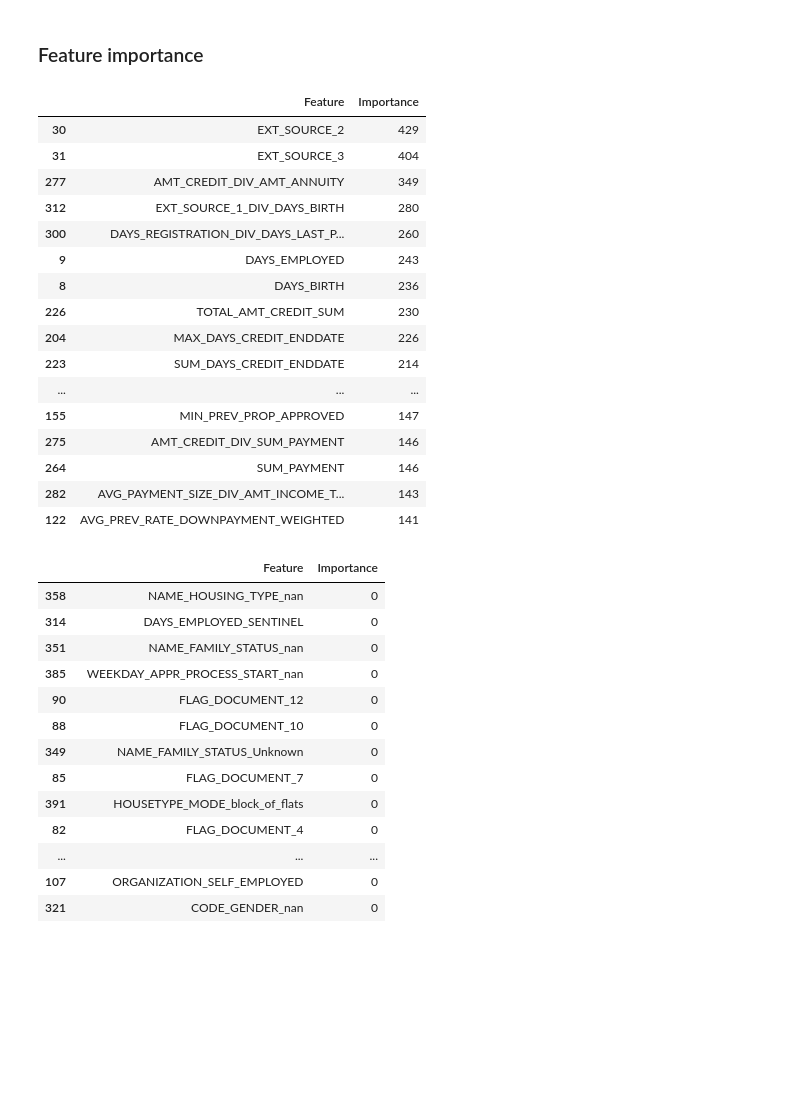
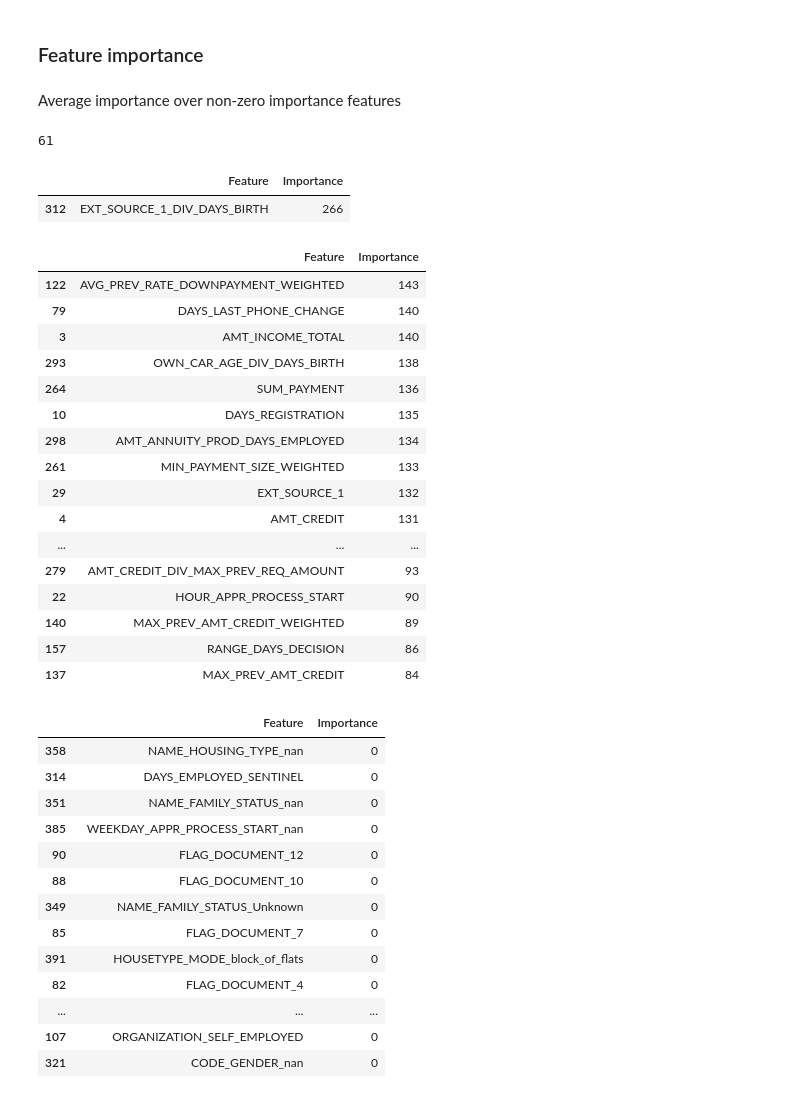
Before and after one commit to StephanKalika/home_credit_default, a Jupyter notebook: home_credit.ipynb, the cells around one changed output. Drawn from its saved outputs; the diff is of its cells as text; code cells hidden in the pictures; blank space fills up the shorter version.

```diff
--- a/home_credit.ipynb
+++ b/home_credit.ipynb
@@ -706,7 +603,7 @@ df.to_csv("/Users/danielsaxton/home_credit_default_risk/preprocessed_test.csv",
 # %% [markdown]
 # Modeling
 # %%
-df = pd.read_csv("/Users/danielsaxton/home_credit_default_risk/preprocessed_train.csv")
+df = pd.read_csv(path + "preprocessed_train.csv")
 # %%
 sk_id_curr = df.pop("SK_ID_CURR")
 y = df.pop("TARGET")
@@ -726,22 +623,3 @@ len(lgb_cols)
 ### Feature importance
 # %%
 var_imp = pd.DataFrame({"Feature": df.columns, "Importance": clf.feature_importances_})[["Feature", "Importance"]].sort_values("Importance", ascending=False)
-var_imp.head(50)
-# %% [output]
-|  | Feature | Importance |
-| 30 | EXT_SOURCE_2 | 429 |
-| 31 | EXT_SOURCE_3 | 404 |
-| 277 | AMT_CREDIT_DIV_AMT_ANNUITY | 349 |
-| 312 | EXT_SOURCE_1_DIV_DAYS_BIRTH | 280 |
-| 300 | DAYS_REGISTRATION_DIV_DAYS_LAST_P... | 260 |
-| 9 | DAYS_EMPLOYED | 243 |
-| 8 | DAYS_BIRTH | 236 |
-| 226 | TOTAL_AMT_CREDIT_SUM | 230 |
-| 204 | MAX_DAYS_CREDIT_ENDDATE | 226 |
-| 223 | SUM_DAYS_CREDIT_ENDDATE | 214 |
-| ... | ... | ... |
-| 155 | MIN_PREV_PROP_APPROVED | 147 |
-| 275 | AMT_CREDIT_DIV_SUM_PAYMENT | 146 |
-| 264 | SUM_PAYMENT | 146 |
-| 282 | AVG_PAYMENT_SIZE_DIV_AMT_INCOME_T... | 143 |
-| 122 | AVG_PREV_RATE_DOWNPAYMENT_WEIGHTED | 141 |
@@ -748,3 +629,34 @@ var_imp.head(50)
+# %% [markdown]
+Average importance over non-zero importance features
+# %%
+int(np.nanmean(var_imp["Importance"].where(var_imp["Importance"] > 0)))
+# %% [output]
+61
+# %%
+check_imp(["EXT_SOURCE_1_DIV_DAYS_BIRTH"])
+# %% [output]
+|  | Feature | Importance |
+| 312 | EXT_SOURCE_1_DIV_DAYS_BIRTH | 266 |
+# %%
+var_imp.head(100).tail(50)
+# %% [output]
+|  | Feature | Importance |
+| 122 | AVG_PREV_RATE_DOWNPAYMENT_WEIGHTED | 143 |
+| 79 | DAYS_LAST_PHONE_CHANGE | 140 |
+| 3 | AMT_INCOME_TOTAL | 140 |
+| 293 | OWN_CAR_AGE_DIV_DAYS_BIRTH | 138 |
+| 264 | SUM_PAYMENT | 136 |
+| 10 | DAYS_REGISTRATION | 135 |
+| 298 | AMT_ANNUITY_PROD_DAYS_EMPLOYED | 134 |
+| 261 | MIN_PAYMENT_SIZE_WEIGHTED | 133 |
+| 29 | EXT_SOURCE_1 | 132 |
+| 4 | AMT_CREDIT | 131 |
+| ... | ... | ... |
+| 279 | AMT_CREDIT_DIV_MAX_PREV_REQ_AMOUNT | 93 |
+| 22 | HOUR_APPR_PROCESS_START | 90 |
+| 140 | MAX_PREV_AMT_CREDIT_WEIGHTED | 89 |
+| 157 | RANGE_DAYS_DECISION | 86 |
+| 137 | MAX_PREV_AMT_CREDIT | 84 |
 # %%
 var_imp.query("Importance == 0")
 # %% [output]
```
Also changed, not shown: parts of 46 cells of this notebook.
